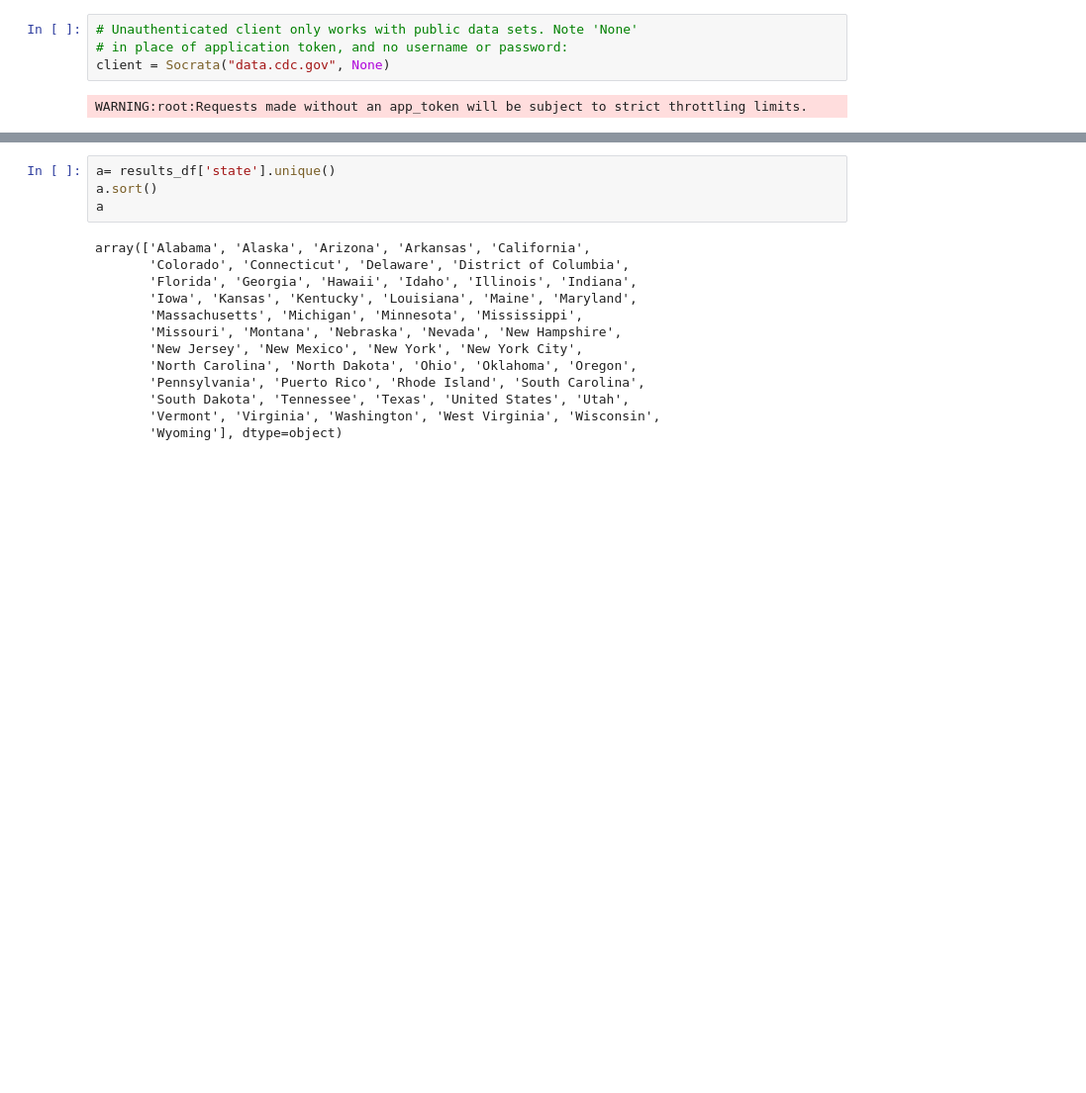
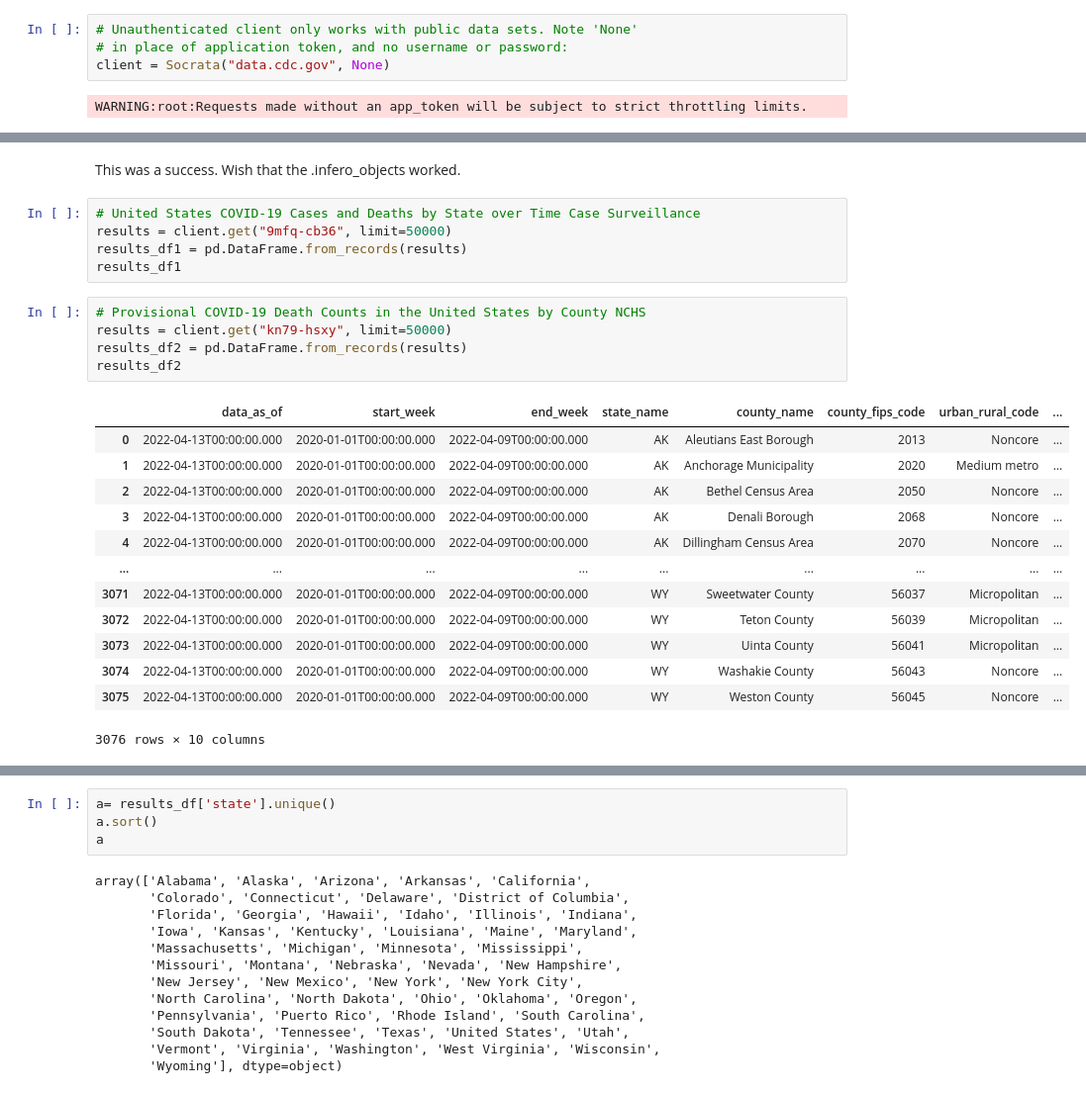
Before and after one commit to asullivan42/COVID_Bubble_Estimator, a Jupyter notebook: CDC data importer.ipynb, the cells around one changed output, grey strips where cells are left out. Shown at 99% size. Drawn from its saved outputs; the diff is of its cells as text; blank space fills up the shorter version.

Commit message:
Worked on importing the more current CDC data with better success

```diff
--- a/CDC data importer.ipynb
+++ b/CDC data importer.ipynb
@@ -71,0 +104,26 @@ This seems to work but to get all the data I need an API token.  How many rows a
+# %% [markdown]
+This was a success.  Wish that the .infero_objects worked.
+# %%
+# United States COVID-19 Cases and Deaths by State over Time Case Surveillance
+results = client.get("9mfq-cb36", limit=50000)
+results_df1 = pd.DataFrame.from_records(results)
+results_df1
+# %%
+# Provisional COVID-19 Death Counts in the United States by County NCHS
+results = client.get("kn79-hsxy", limit=50000)
+results_df2 = pd.DataFrame.from_records(results)
+results_df2
+# %% [output]
+|  | data_as_of | start_week | end_week | state_name | county_name | county_fips_code | urban_rural_code | ... |
+| 0 | 2022-04-13T00:00:00.000 | 2020-01-01T00:00:00.000 | 2022-04-09T00:00:00.000 | AK | Aleutians East Borough | 2013 | Noncore | ... |
+| 1 | 2022-04-13T00:00:00.000 | 2020-01-01T00:00:00.000 | 2022-04-09T00:00:00.000 | AK | Anchorage Municipality | 2020 | Medium metro | ... |
+| 2 | 2022-04-13T00:00:00.000 | 2020-01-01T00:00:00.000 | 2022-04-09T00:00:00.000 | AK | Bethel Census Area | 2050 | Noncore | ... |
+| 3 | 2022-04-13T00:00:00.000 | 2020-01-01T00:00:00.000 | 2022-04-09T00:00:00.000 | AK | Denali Borough | 2068 | Noncore | ... |
+| 4 | 2022-04-13T00:00:00.000 | 2020-01-01T00:00:00.000 | 2022-04-09T00:00:00.000 | AK | Dillingham Census Area | 2070 | Noncore | ... |
+| ... | ... | ... | ... | ... | ... | ... | ... | ... |
+| 3071 | 2022-04-13T00:00:00.000 | 2020-01-01T00:00:00.000 | 2022-04-09T00:00:00.000 | WY | Sweetwater County | 56037 | Micropolitan | ... |
+| 3072 | 2022-04-13T00:00:00.000 | 2020-01-01T00:00:00.000 | 2022-04-09T00:00:00.000 | WY | Teton County | 56039 | Micropolitan | ... |
+| 3073 | 2022-04-13T00:00:00.000 | 2020-01-01T00:00:00.000 | 2022-04-09T00:00:00.000 | WY | Uinta County | 56041 | Micropolitan | ... |
+| 3074 | 2022-04-13T00:00:00.000 | 2020-01-01T00:00:00.000 | 2022-04-09T00:00:00.000 | WY | Washakie County | 56043 | Noncore | ... |
+| 3075 | 2022-04-13T00:00:00.000 | 2020-01-01T00:00:00.000 | 2022-04-09T00:00:00.000 | WY | Weston County | 56045 | Noncore | ... |
+3076 rows × 10 columns
```
Also changed, not shown: parts of 19 cells of this notebook.
